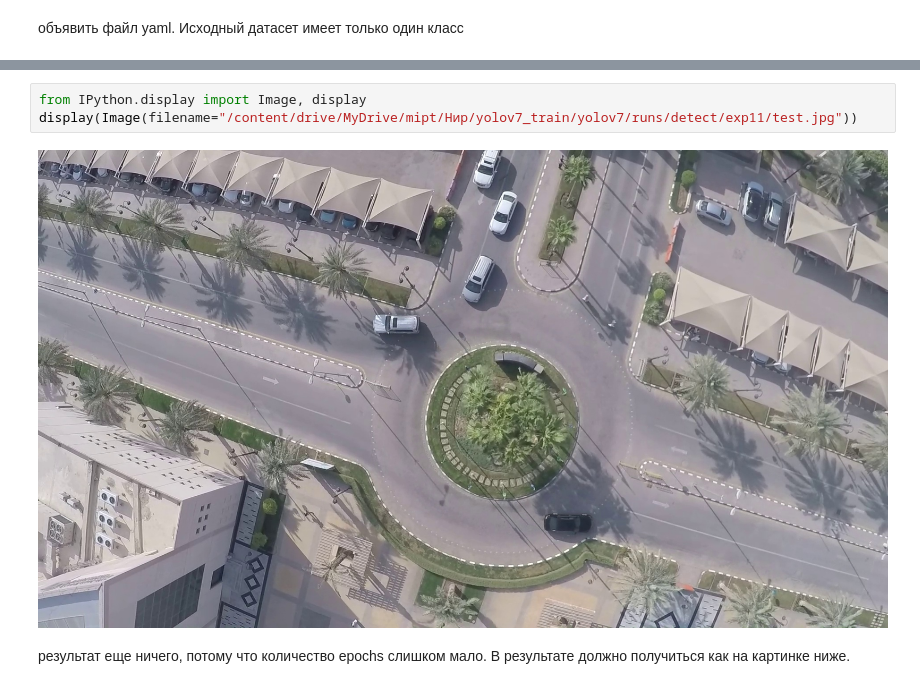
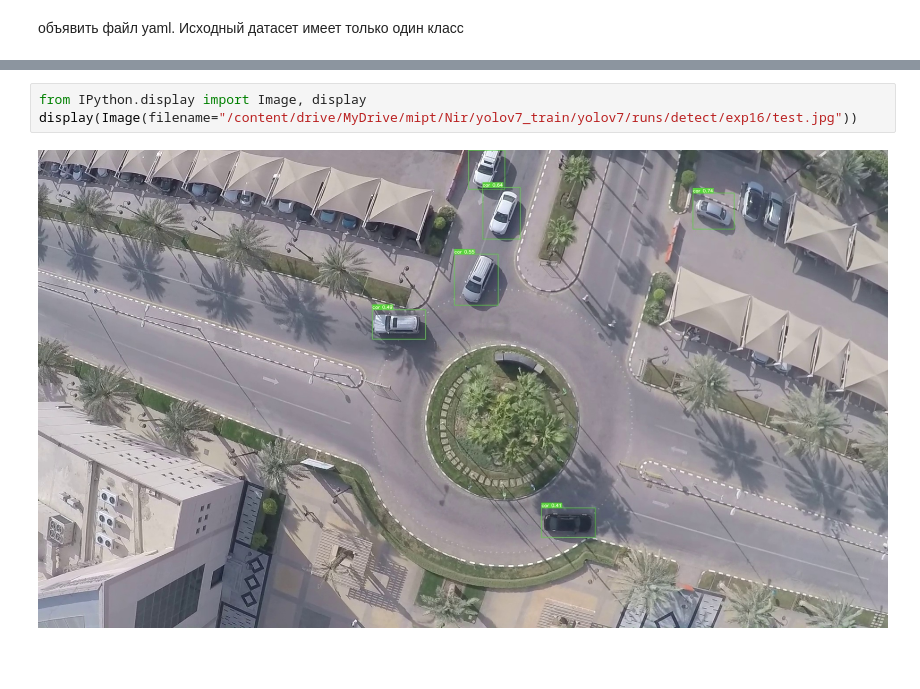
Before and after one commit to haminhtien99/object_detection_using_UAV, a Jupyter notebook: test_1.ipynb, the cells around one changed output, grey strips where cells are left out. Drawn from its saved outputs; the diff is of its cells as text; blank space fills up the shorter version.

```diff
--- a/test_1.ipynb
+++ b/test_1.ipynb
@@ -101,7 +105,5 @@ Done. (2.475s)
 # %%
 from IPython.display import Image, display
-display(Image(filename="/content/drive/MyDrive/mipt/Нир/yolov7_train/yolov7/runs/detect/exp11/test.jpg"))
+display(Image(filename="/content/drive/MyDrive/mipt/Nir/yolov7_train/yolov7/runs/detect/exp16/test.jpg"))
 # %% [output]
-[figure, old version]
+[figure, new version]
-# %% [markdown]
-результат еще ничего, потому что количество epochs слишком мало. В результате должно получиться как на картинке ниже.
```
Also changed, not shown: parts of 11 cells of this notebook.
